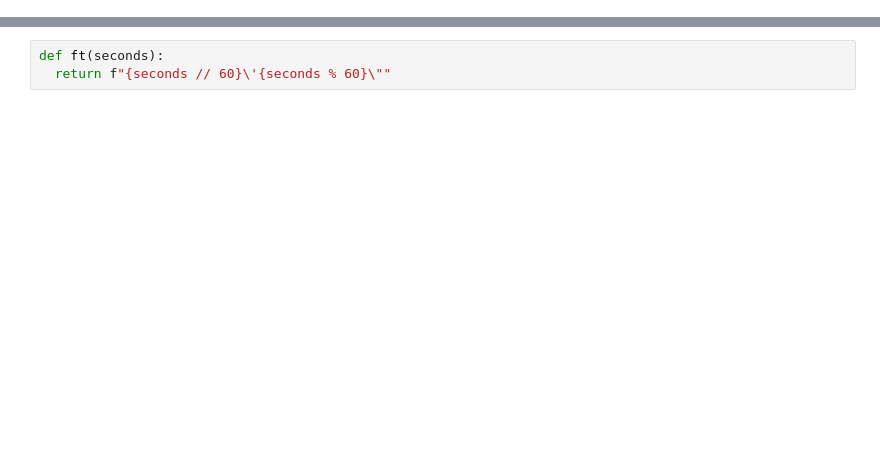
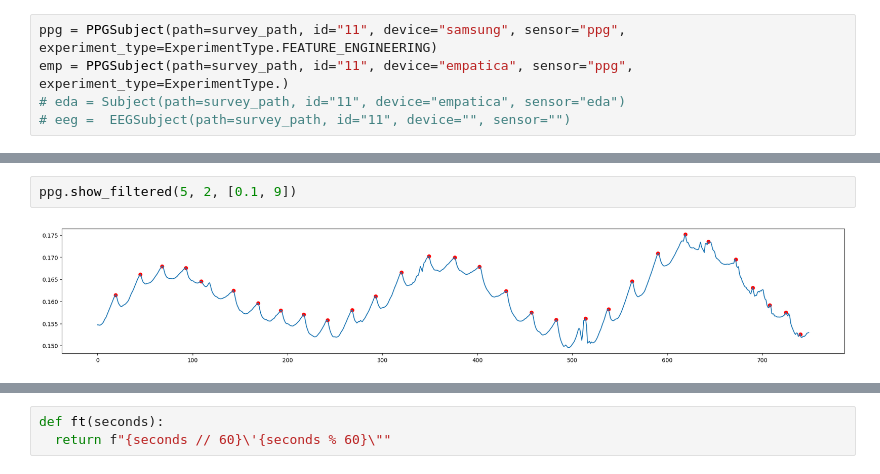
Before and after one commit to domateus/cogwear, a Jupyter notebook: playground.ipynb, the cells around one changed output, grey strips where cells are left out. Cells and saved outputs as stored; diff of their text form; blank space fills up the shorter version.

```diff
--- a/playground.ipynb
+++ b/playground.ipynb
@@ -171,0 +21,5 @@ eeg.show(1)
+# %%
+ppg = PPGSubject(path=survey_path, id="11", device="samsung", sensor="ppg", experiment_type=ExperimentType.FEATURE_ENGINEERING)
+emp = PPGSubject(path=survey_path, id="11", device="empatica", sensor="ppg", experiment_type=ExperimentType.)
+# eda = Subject(path=survey_path, id="11", device="empatica", sensor="eda")
+# eeg =  EEGSubject(path=survey_path, id="11", device="", sensor="")
@@ -171,0 +214,4 @@ eeg.show(1)
+# %%
+ppg.show_filtered(5, 2, [0.1, 9])
+# %% [output]
+[figure, added]
```
Also changed, not shown: parts of 50 cells of this notebook, 10 other files.
